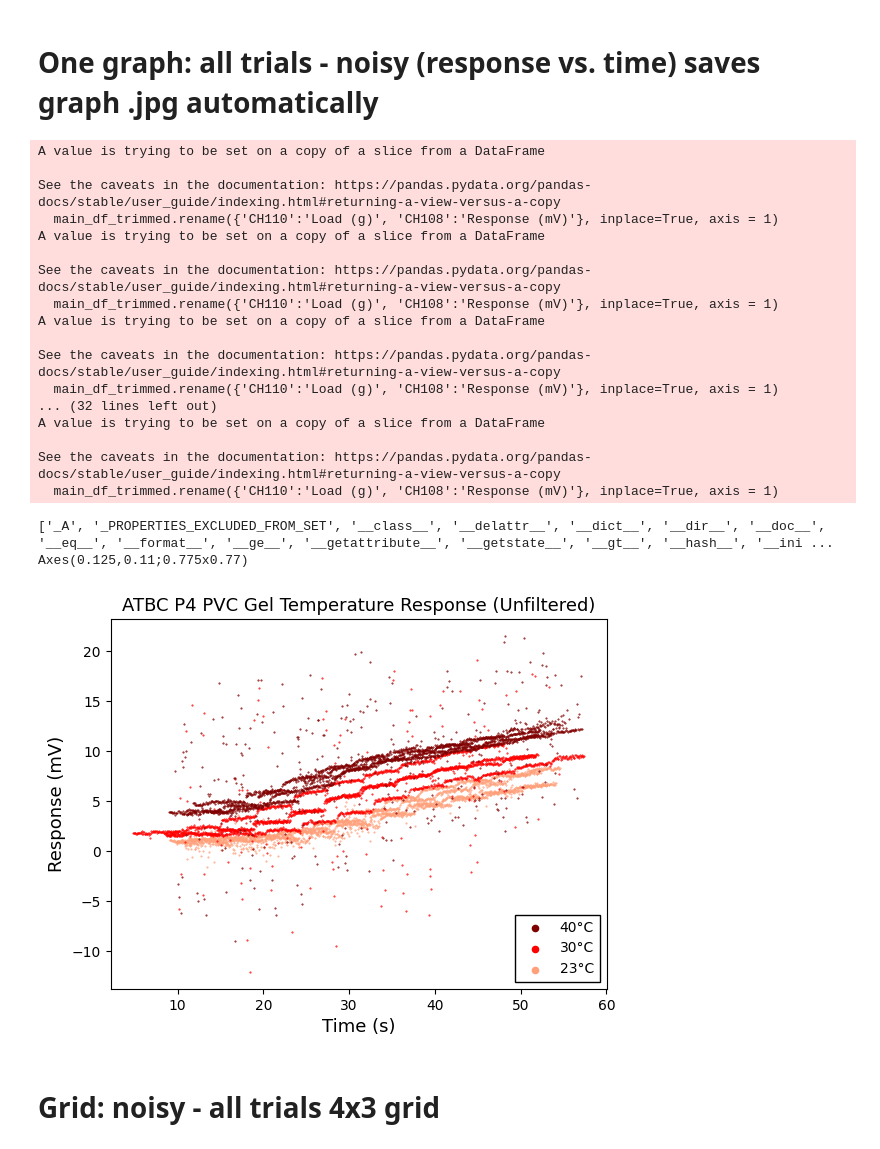
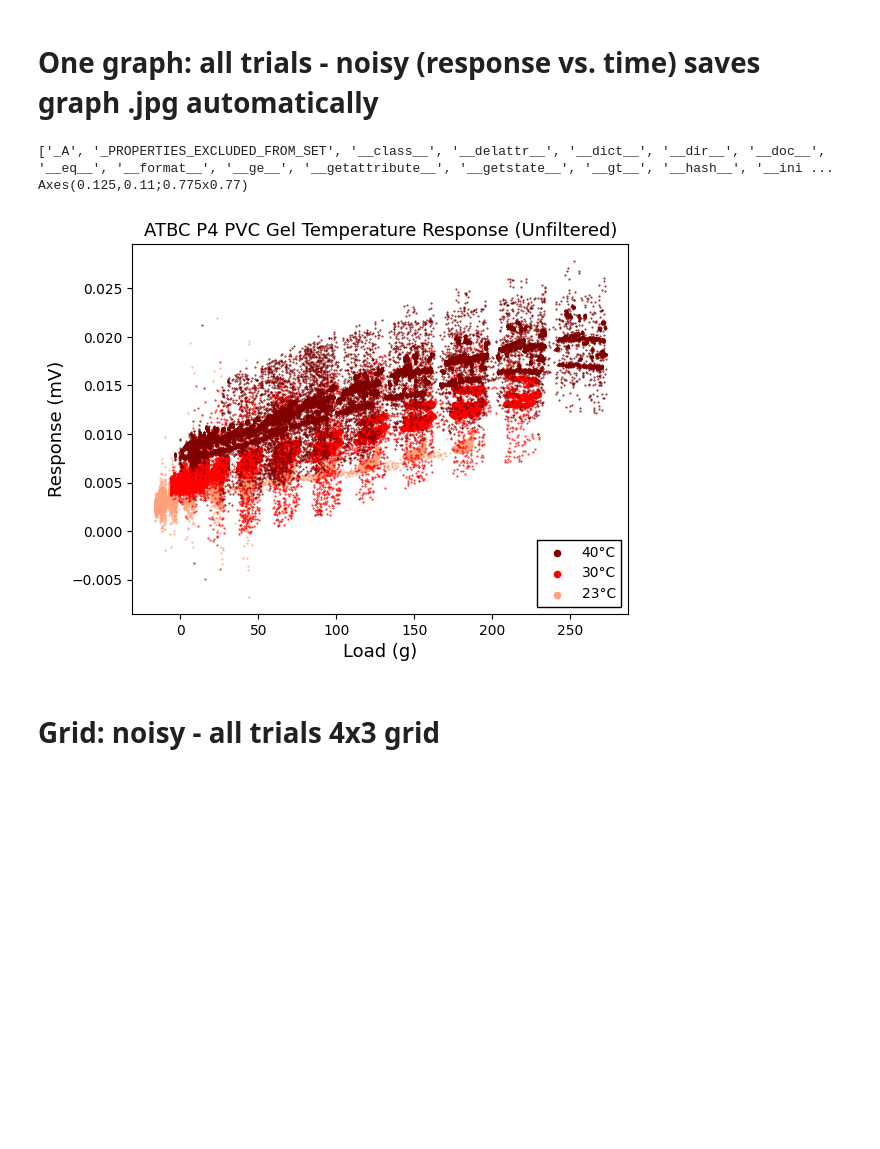
Before and after one commit to asennain/pvc-gels, a Jupyter notebook: machine_learning/MSIPP Data Processing.ipynb, the cells around one changed output. Cells and saved outputs as stored; diff of their text form; code cells hidden in the pictures; blank space fills up the shorter version.

Commit message:
Refactored code, fixed buffer issue

```diff
--- a/machine_learning/MSIPP Data Processing.ipynb
+++ b/machine_learning/MSIPP Data Processing.ipynb
@@ -52,30 +52,15 @@ def trim_data(filename: str):
     indicating that the plunger has been lifted off of the gel quickly (which is what happens when
     the experiment is finished)
     """
+    first_test = pd.read_csv(filepath_or_buffer = r"C:\Users\asenn\OneDrive\School\Research\MSIPP (Georgia 2023)\Automated Data\{}".format(filename))
+    first_test.columns = ['Relative Time (s)', 'Response (mV)', '_', 'Load (g)']
+    first_test['Load (g)']
+    first_test.drop(columns='_', inplace=True)
+    first_test = first_test[:600]
 
-    first_test = pd.read_csv(filepath_or_buffer = r"C:\Users\asenn\OneDrive\School\Research\MSIPP (Georgia 2023)\Temperature Data\{}".format(filename), skiprows=18)
-    split_df_index_location = first_test.diff().multiply(-1).idxmax()[0]
+    first_test['Load (g)'] = first_test['Load (g)']*-25000
 
-    load_channel_raw = first_test.iloc[:split_df_index_location,:].dropna(axis=1)
-    # Drop last row in load_channel so that load_channel and pvc_channel have the same length
-    load_channel_raw.drop([len(load_channel_raw)-1], inplace=True)
-    # Multiply to make sure that Load is in grams 10 mV = 250g
-    load_channel = load_channel_raw.multiply(other= [1, -1000 * 25])
-
-    # Sort pvc data into separate DataFrame to combine later
-    pvc_channel = first_test.iloc[split_df_index_location:,:].dropna(axis=1).drop(columns=['Relative Time']).reset_index(drop = True)  * -1000 # Convert V to mV
-
-    # Combine DataFrames into n x 3 DataFrame() with Time, Load and PVC Response
-    main_df_untrimmed = pd.concat((load_channel, pvc_channel), axis=1)
-
-    stopping_point = main_df_untrimmed.diff().multiply(-1).idxmax()[1]
-
-    main_df_trimmed = main_df_untrimmed[stopping_point - 900:stopping_point-250]
-
-    # Rename columns from CH1XX to Load and Response
-    main_df_trimmed.rename({'CH110':'Load (g)', 'CH108':'Response (mV)'}, inplace=True, axis = 1)
-
-    return main_df_trimmed
+    return first_test
 # %% [markdown]
 # One graph: all trials - noisy (response vs. time) saves graph .jpg automatically
 # %%
@@ -83,67 +68,50 @@ def trim_data(filename: str):
 
 
 
-directory = r"C:\Users\asenn\OneDrive\School\Research\MSIPP (Georgia 2023)\Temperature Data"
+directory = r"C:\Users\asenn\OneDrive\School\Research\MSIPP (Georgia 2023)\Automated Data"
 
 fig, ax = plt.subplots()
 ax.set_ylabel('Response (mV)', fontsize = 13)  # a figure with a single Axes
-ax.set_xlabel('Time (s)', fontsize = 13)
+ax.set_xlabel('Load (g)', fontsize = 13)
 ax.set_title('ATBC P4 PVC Gel Temperature Response (Unfiltered)', fontsize = 13)
 
 
 for csv_file in os.listdir(directory):
     if csv_file[1] == '1':
         trimmed_df = trim_data(csv_file)
-        ax.scatter(trimmed_df['Relative Time'], trimmed_df['Response (mV)'], c = 'lightsalmon', s=.2)
+        ax.scatter(trimmed_df['Load (g)'], trimmed_df['Response (mV)'], c = 'lightsalmon', s=.2)
 
     elif csv_file[1] == '2':
         trimmed_df = trim_data(csv_file)
-        ax.scatter(trimmed_df['Relative Time'], trimmed_df['Response (mV)'], c = 'red', s=.2)
+        ax.scatter(trimmed_df['Load (g)'], trimmed_df['Response (mV)'], c = 'red', s=.2)
 
     elif csv_file[1] == '3':
         trimmed_df = trim_data(csv_file)
-        ax.scatter(trimmed_df['Relative Time'], trimmed_df['Response (mV)'], c = 'maroon', s=.2)
+        ax.scatter(trimmed_df['Load (g)'], trimmed_df['Response (mV)'], c = 'maroon', s=.2)
         ax.legend(['40°C'])
 
 # Change legend marker size
 lgnd = ax.legend(['40°C', '30°C', '23°C'], framealpha = 1, fancybox = False, loc = 'lower right')
 for handle in lgnd.legend_handles:
     handle.set_sizes([20])
 
 # Manually change legend color
 ax.get_legend().legend_handles[0].set_color('maroon')
 ax.get_legend().legend_handles[1].set_color('red')
 ax.get_legend().legend_handles[2].set_color('lightsalmon')
 lgnd.get_frame().set_edgecolor('black')
 # plt.legend().legend_handles.set_sizes([30])
 # ax.get_legend().legend_handles[1].set_sizes(30)
 # ax.get_legend().legend_handles[2].set_sizes(30)
 print(dir(ax.get_legend().legend_handles[2]))
 print(ax)
 
 #! Save image
 # plt.savefig(r"C:\Users\asenn\OneDrive\School\Research\MSIPP (Georgia 2023)\Plots\Response vs. Time (all trials).jpg", format="jpg", dpi=1200)
 # %% [output]
-A value is trying to be set on a copy of a slice from a DataFrame
-
-See the caveats in the documentation: https://pandas.pydata.org/pandas-docs/stable/user_guide/indexing.html#returning-a-view-versus-a-copy
-  main_df_trimmed.rename({'CH110':'Load (g)', 'CH108':'Response (mV)'}, inplace=True, axis = 1)
-A value is trying to be set on a copy of a slice from a DataFrame
-
-See the caveats in the documentation: https://pandas.pydata.org/pandas-docs/stable/user_guide/indexing.html#returning-a-view-versus-a-copy
-  main_df_trimmed.rename({'CH110':'Load (g)', 'CH108':'Response (mV)'}, inplace=True, axis = 1)
-A value is trying to be set on a copy of a slice from a DataFrame
-
-See the caveats in the documentation: https://pandas.pydata.org/pandas-docs/stable/user_guide/indexing.html#returning-a-view-versus-a-copy
-  main_df_trimmed.rename({'CH110':'Load (g)', 'CH108':'Response (mV)'}, inplace=True, axis = 1)
-... (32 lines left out)
-A value is trying to be set on a copy of a slice from a DataFrame
-
-See the caveats in the documentation: https://pandas.pydata.org/pandas-docs/stable/user_guide/indexing.html#returning-a-view-versus-a-copy
-  main_df_trimmed.rename({'CH110':'Load (g)', 'CH108':'Response (mV)'}, inplace=True, axis = 1)
+['_A', '_PROPERTIES_EXCLUDED_FROM_SET', '__class__', '__delattr__', '__dict__', '__dir__', '__doc__', '__eq__', '__format__', '__ge__', '__getattribute__', '__getstate__', '__gt__', '__hash__', '__ini ...
+Axes(0.125,0.11;0.775x0.77)
-['_A', '_PROPERTIES_EXCLUDED_FROM_SET', '__class__', '__delattr__', '__dict__', '__dir__', '__doc__', '__eq__', '__format__', '__ge__', '__getattribute__', '__getstate__', '__gt__', '__hash__', '__ini ...
-Axes(0.125,0.11;0.775x0.77)
-[figure, old version]
+[figure, new version]
 # %% [markdown]
 # Grid: noisy - all trials 4x3 grid
 # %%
```
Also changed, not shown: parts of 1 cell of this notebook, 3 other files.
